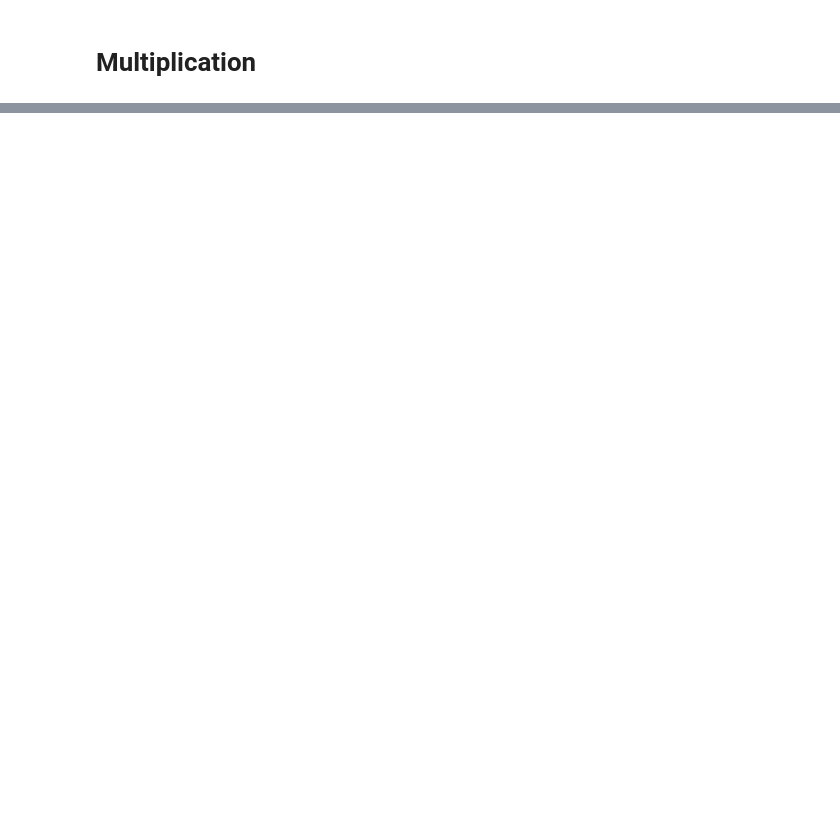
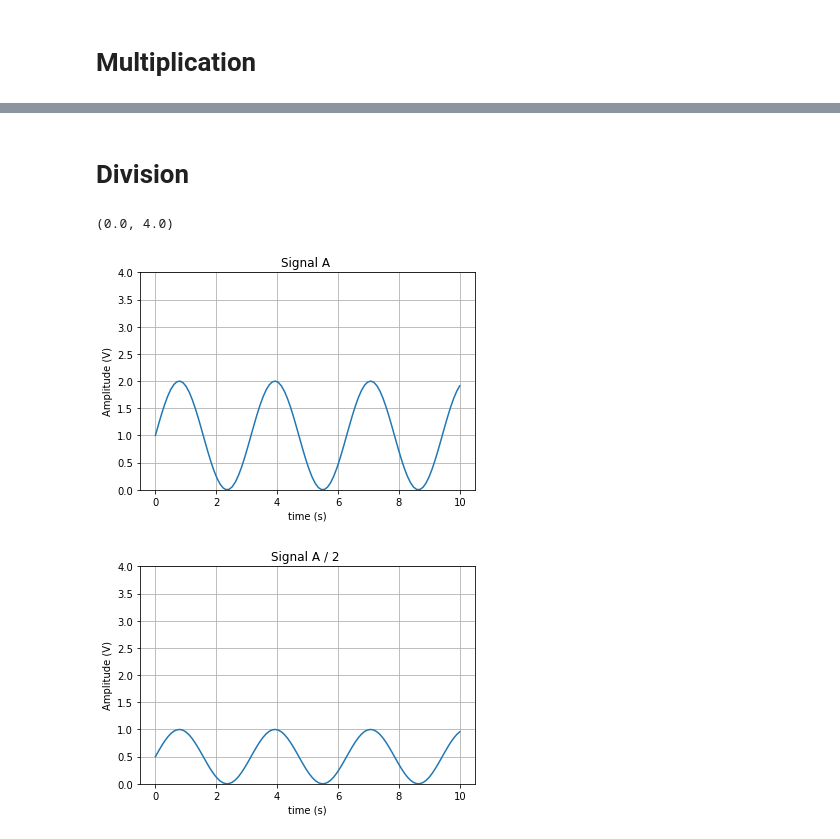
Before and after one commit to Octavius26/Data_analysis, a Jupyter notebook: demo.ipynb, the cells around one changed output, grey strips where cells are left out. Drawn from its saved outputs; the diff is of its cells as text; code cells hidden in the pictures; blank space fills up the shorter version.

```diff
--- a/demo.ipynb
+++ b/demo.ipynb
@@ -136,0 +148,12 @@ sig1.plot()
+# %% [markdown]
+# Division
+# %%
+sigA.plot()
+plt.ylim(0,4)
+
+(sigA / 2).plot()
+plt.ylim(0,4)
+# %% [output]
+(0.0, 4.0)
+[figure, added]
+[figure, added]
```
Also changed, not shown: parts of 12 cells of this notebook, 1 other file.
